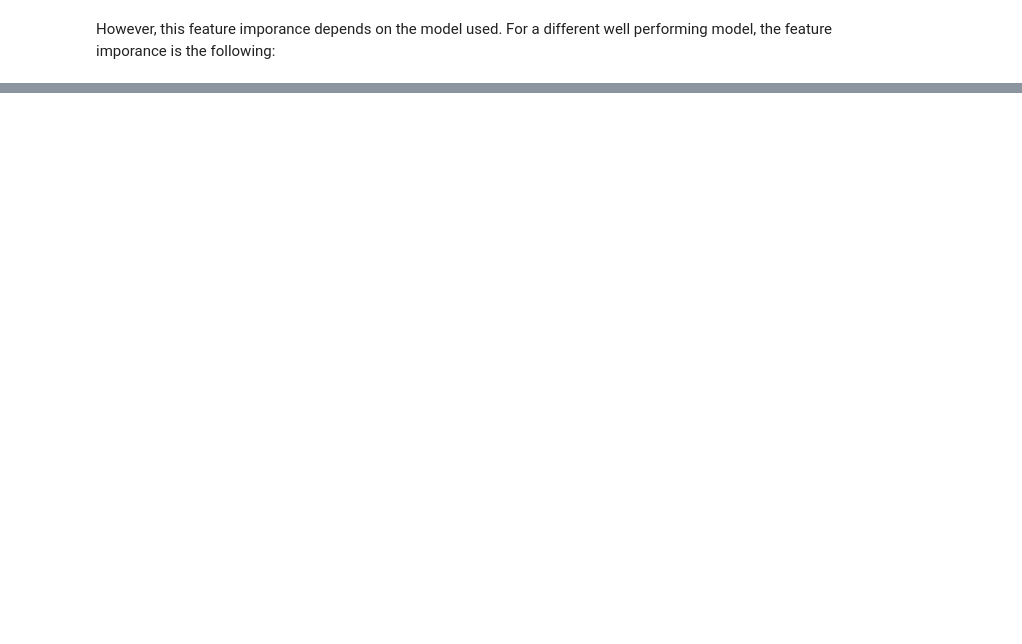
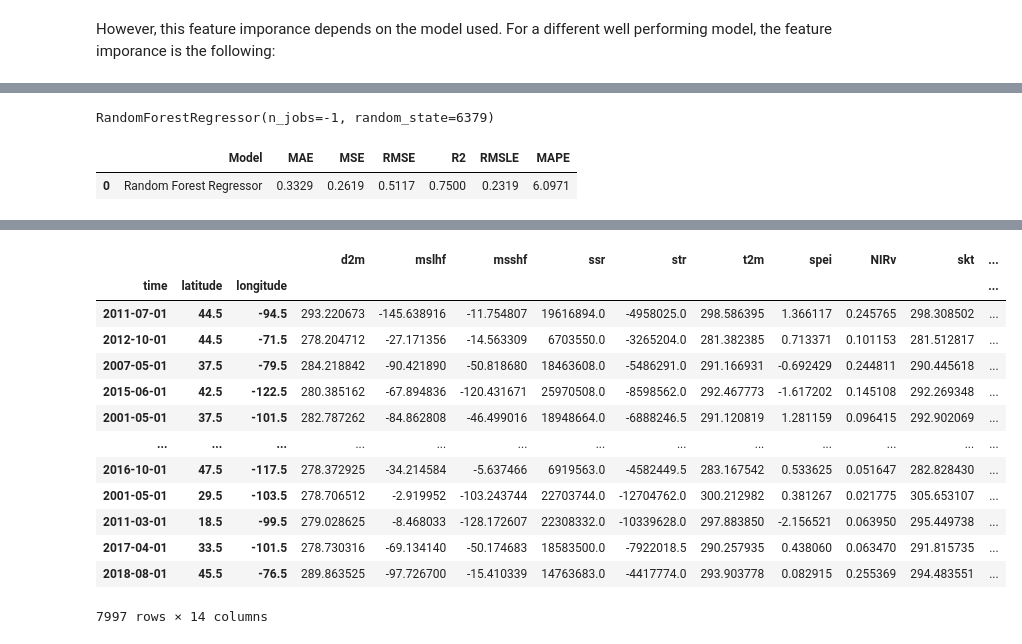
Before and after one commit to EXCITED-CO2/excited-workflow, a Jupyter notebook: workflow_carbon_tracker.ipynb, the cells around one changed output, grey strips where cells are left out. Drawn from its saved outputs; the diff is of its cells as text; code cells hidden in the pictures; blank space fills up the shorter version.

```diff
--- a/workflow_carbon_tracker.ipynb
+++ b/workflow_carbon_tracker.ipynb
@@ -331,0 +296,15 @@ biomass_pycs.plot_model(biomass_best[3], plot="feature")
+# %%
+best[1]
+# %% [output]
+RandomForestRegressor(n_jobs=-1, random_state=6379)
+# %%
+from pycaret.classification import predict_model, create_model
+# create copy of data drop target column**
+data2 = create_df(df_train, X_keys, y_key)
+data2.drop("bio_flux_opt", axis=1, inplace=True)
+
+predictions = pycs.predict_model(best[1])
+predictions
+# %% [output]
+|  | Model | MAE | MSE | RMSE | R2 | RMSLE | MAPE |
+| 0 | Random Forest Regressor | 0.3329 | 0.2619 | 0.5117 | 0.7500 | 0.2319 | 6.0971 |
@@ -331,0 +312,14 @@ biomass_pycs.plot_model(biomass_best[3], plot="feature")
+|  |  |  | d2m | mslhf | msshf | ssr | str | t2m | spei | NIRv | skt | ... |
+| time | latitude | longitude |  |  |  |  |  |  |  |  |  | ... |
+| 2011-07-01 | 44.5 | -94.5 | 293.220673 | -145.638916 | -11.754807 | 19616894.0 | -4958025.0 | 298.586395 | 1.366117 | 0.245765 | 298.308502 | ... |
+| 2012-10-01 | 44.5 | -71.5 | 278.204712 | -27.171356 | -14.563309 | 6703550.0 | -3265204.0 | 281.382385 | 0.713371 | 0.101153 | 281.512817 | ... |
+| 2007-05-01 | 37.5 | -79.5 | 284.218842 | -90.421890 | -50.818680 | 18463608.0 | -5486291.0 | 291.166931 | -0.692429 | 0.244811 | 290.445618 | ... |
+| 2015-06-01 | 42.5 | -122.5 | 280.385162 | -67.894836 | -120.431671 | 25970508.0 | -8598562.0 | 292.467773 | -1.617202 | 0.145108 | 292.269348 | ... |
+| 2001-05-01 | 37.5 | -101.5 | 282.787262 | -84.862808 | -46.499016 | 18948664.0 | -6888246.5 | 291.120819 | 1.281159 | 0.096415 | 292.902069 | ... |
+| ... | ... | ... | ... | ... | ... | ... | ... | ... | ... | ... | ... | ... |
+| 2016-10-01 | 47.5 | -117.5 | 278.372925 | -34.214584 | -5.637466 | 6919563.0 | -4582449.5 | 283.167542 | 0.533625 | 0.051647 | 282.828430 | ... |
+| 2001-05-01 | 29.5 | -103.5 | 278.706512 | -2.919952 | -103.243744 | 22703744.0 | -12704762.0 | 300.212982 | 0.381267 | 0.021775 | 305.653107 | ... |
+| 2011-03-01 | 18.5 | -99.5 | 279.028625 | -8.468033 | -128.172607 | 22308332.0 | -10339628.0 | 297.883850 | -2.156521 | 0.063950 | 295.449738 | ... |
+| 2017-04-01 | 33.5 | -101.5 | 278.730316 | -69.134140 | -50.174683 | 18583500.0 | -7922018.5 | 290.257935 | 0.438060 | 0.063470 | 291.815735 | ... |
+| 2018-08-01 | 45.5 | -76.5 | 289.863525 | -97.726700 | -15.410339 | 14763683.0 | -4417774.0 | 293.903778 | 0.082915 | 0.255369 | 294.483551 | ... |
+7997 rows × 14 columns
```
Also changed, not shown: parts of 11 cells of this notebook, 1 other file.
